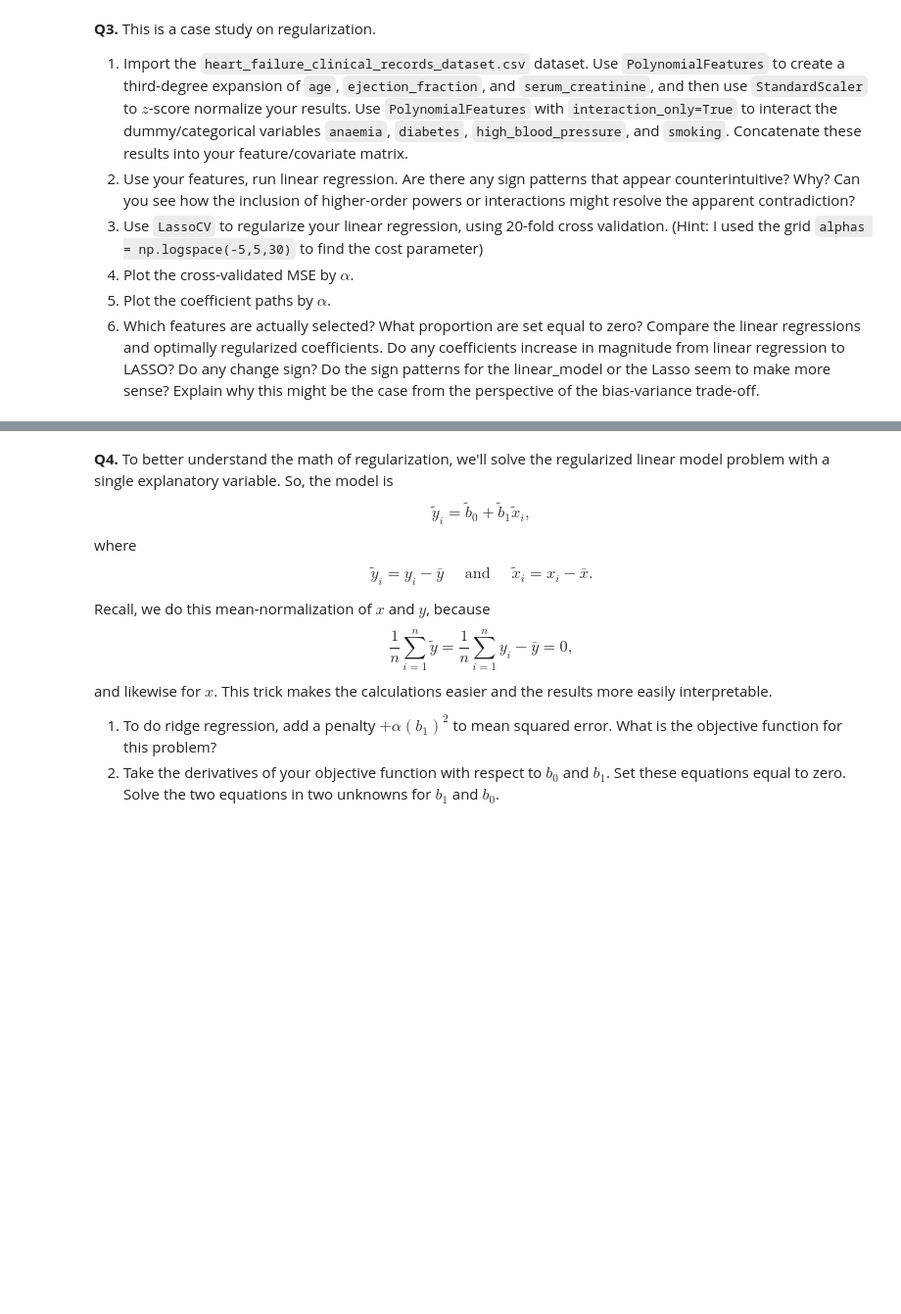
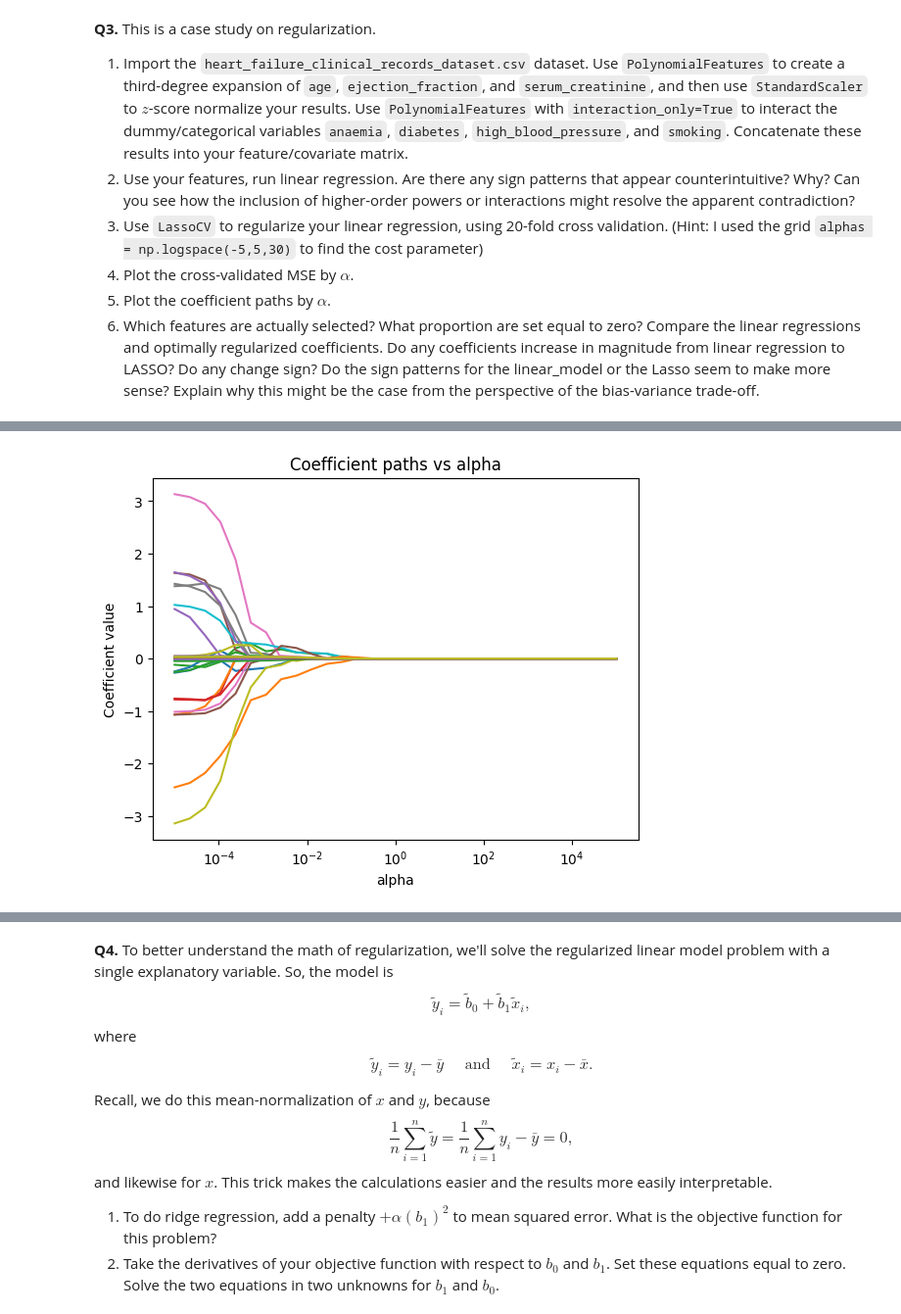
Before and after one commit to namithatholasi/undergrad_ml_assignments, a Jupyter notebook: 04_assignment_regularization.ipynb, the cells around one changed output, grey strips where cells are left out. Shown at 98% size. Saved outputs shown, nothing was run; the diff lists cells and outputs as text; code cells hidden in the pictures; blank space fills up the shorter version.

```diff
--- a/04_assignment_regularization.ipynb
+++ b/04_assignment_regularization.ipynb
@@ -32,0 +297,27 @@
+# %%
+#Q3.5
+
+from sklearn.linear_model import Lasso
+import numpy as np
+import matplotlib.pyplot as plt
+
+coefs = []
+
+for a in alphas:
+    lasso_temp = Lasso(alpha=a, max_iter=10000)
+    lasso_temp.fit(X_final, y)
+    coefs.append(lasso_temp.coef_)
+
+coefs = np.array(coefs)
+
+for i in range(coefs.shape[1]):
+    plt.plot(alphas, coefs[:, i])
+
+plt.xscale('log')
+plt.xlabel('alpha')
+plt.ylabel('Coefficient value')
+plt.title('Coefficient paths vs alpha')
+
+plt.show()
+# %% [output]
+[figure, added]
```
Also changed, not shown: parts of 19 cells of this notebook.
